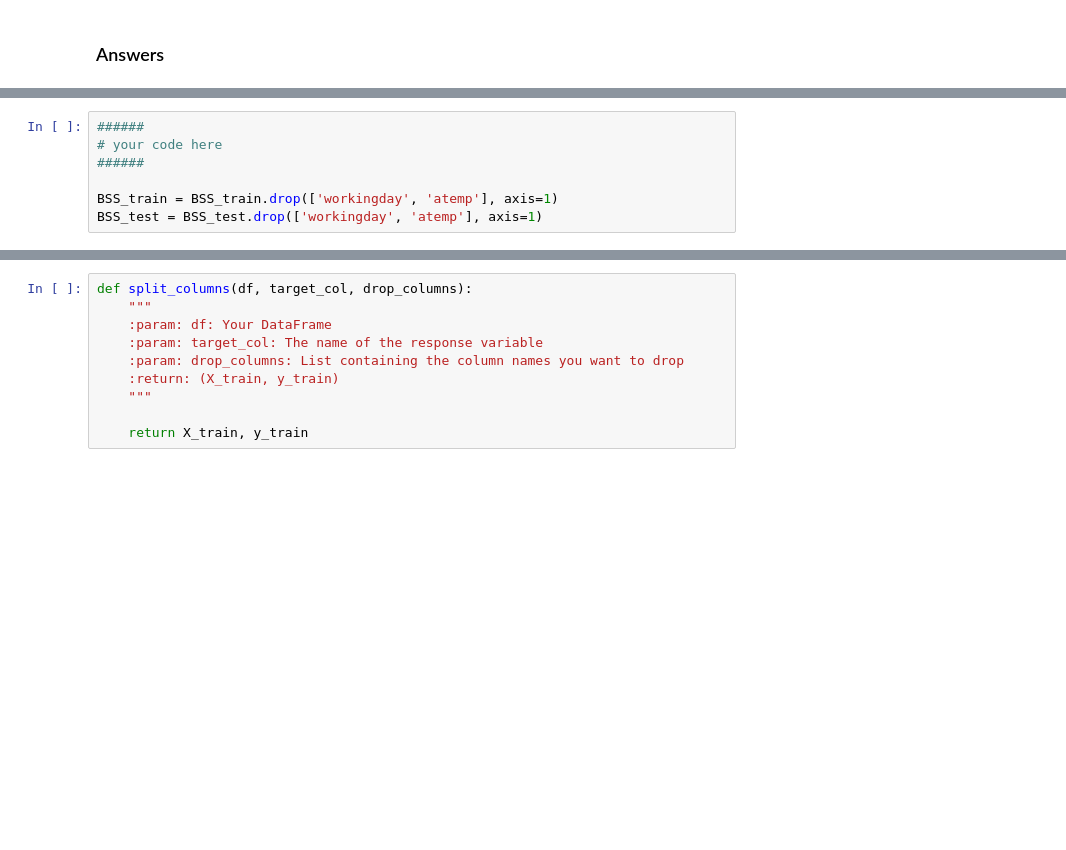
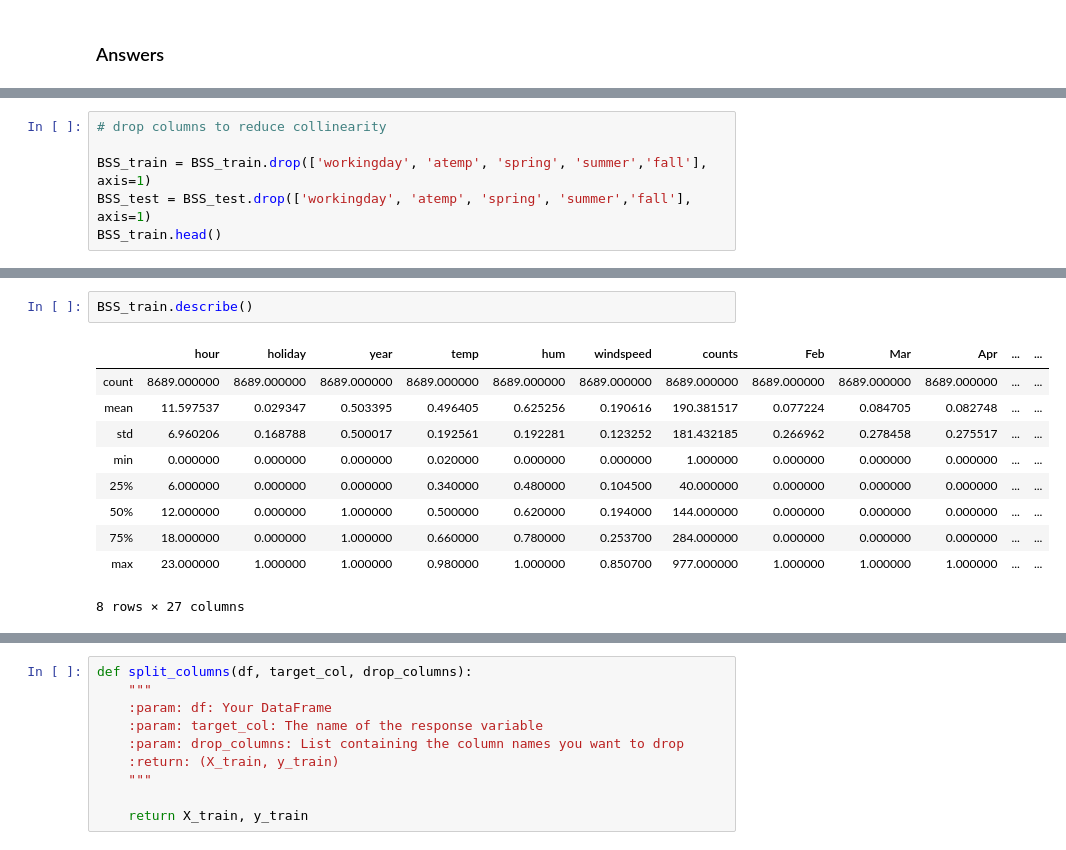
Before and after one commit to CreditPy/2021-s109a, a Jupyter notebook: cs_s109a_hw3/cs_s109a_hw3.ipynb, the cells around one changed output, grey strips where cells are left out. Drawn from its saved outputs; the diff is of its cells as text; blank space fills up the shorter version.

```diff
--- a/cs_s109a_hw3/cs_s109a_hw3.ipynb
+++ b/cs_s109a_hw3/cs_s109a_hw3.ipynb
@@ -532,7 +536,6 @@ Encapsulate this process as a function with appropriate inputs and outputs, and
 # %%
-######
-# your code here
-######
+# drop columns to reduce collinearity
 
-BSS_train = BSS_train.drop(['workingday', 'atemp'], axis=1)
-BSS_test = BSS_test.drop(['workingday', 'atemp'], axis=1)
+BSS_train = BSS_train.drop(['workingday', 'atemp', 'spring', 'summer','fall'], axis=1)
+BSS_test = BSS_test.drop(['workingday', 'atemp', 'spring', 'summer','fall'], axis=1)
+BSS_train.head()
@@ -558 +590,14 @@ def scale_datasets(train_data, test_data, cols_to_scale):
     return train, test
+# %%
+BSS_train.describe()
+# %% [output]
+|  | hour | holiday | year | temp | hum | windspeed | counts | Feb | Mar | Apr | ... | ... |
+| count | 8689.000000 | 8689.000000 | 8689.000000 | 8689.000000 | 8689.000000 | 8689.000000 | 8689.000000 | 8689.000000 | 8689.000000 | 8689.000000 | ... | ... |
+| mean | 11.597537 | 0.029347 | 0.503395 | 0.496405 | 0.625256 | 0.190616 | 190.381517 | 0.077224 | 0.084705 | 0.082748 | ... | ... |
+| std | 6.960206 | 0.168788 | 0.500017 | 0.192561 | 0.192281 | 0.123252 | 181.432185 | 0.266962 | 0.278458 | 0.275517 | ... | ... |
+| min | 0.000000 | 0.000000 | 0.000000 | 0.020000 | 0.000000 | 0.000000 | 1.000000 | 0.000000 | 0.000000 | 0.000000 | ... | ... |
+| 25% | 6.000000 | 0.000000 | 0.000000 | 0.340000 | 0.480000 | 0.104500 | 40.000000 | 0.000000 | 0.000000 | 0.000000 | ... | ... |
+| 50% | 12.000000 | 0.000000 | 1.000000 | 0.500000 | 0.620000 | 0.194000 | 144.000000 | 0.000000 | 0.000000 | 0.000000 | ... | ... |
+| 75% | 18.000000 | 0.000000 | 1.000000 | 0.660000 | 0.780000 | 0.253700 | 284.000000 | 0.000000 | 0.000000 | 0.000000 | ... | ... |
+| max | 23.000000 | 1.000000 | 1.000000 | 0.980000 | 1.000000 | 0.850700 | 977.000000 | 1.000000 | 1.000000 | 1.000000 | ... | ... |
+8 rows × 27 columns
```
Also changed, not shown: parts of 27 cells of this notebook.
